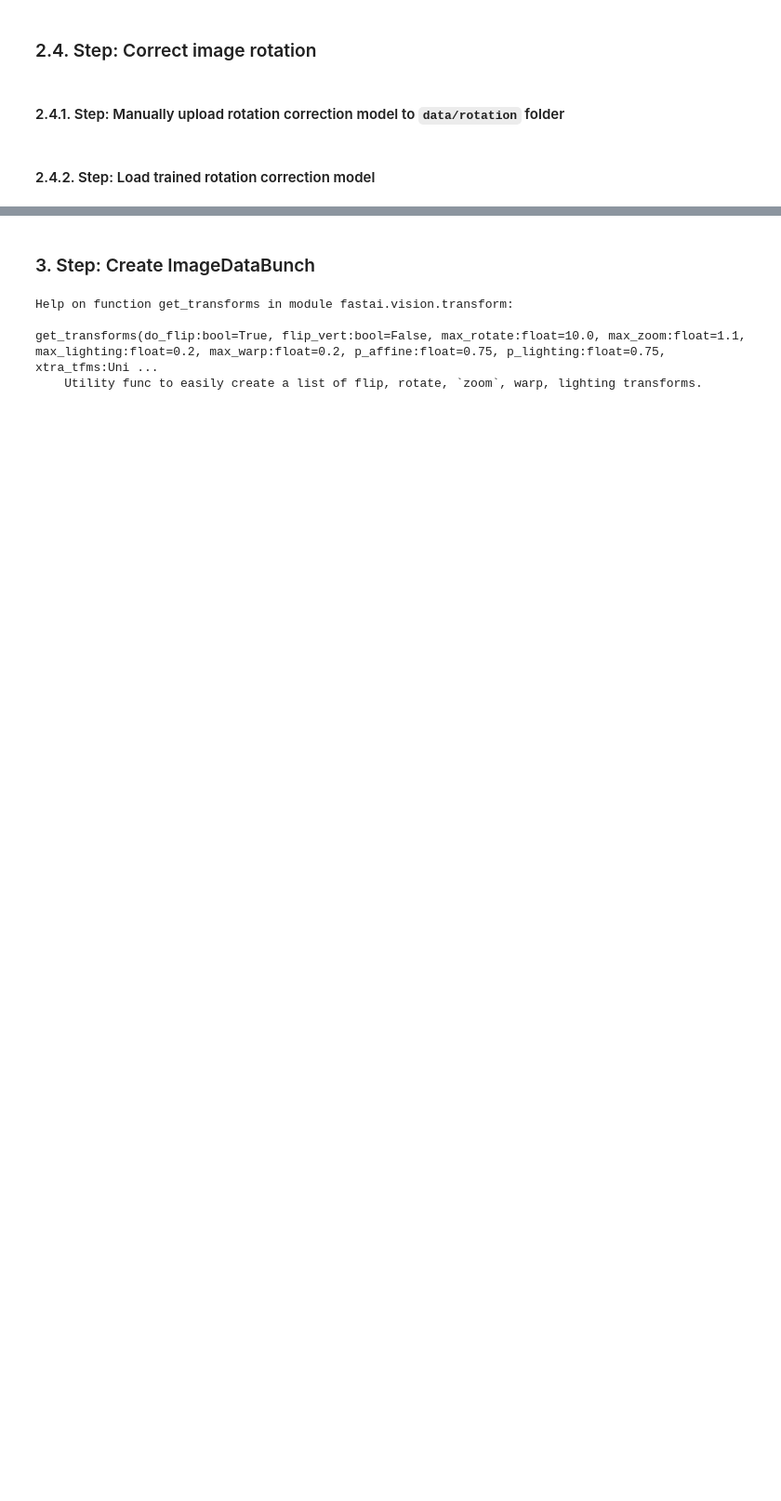
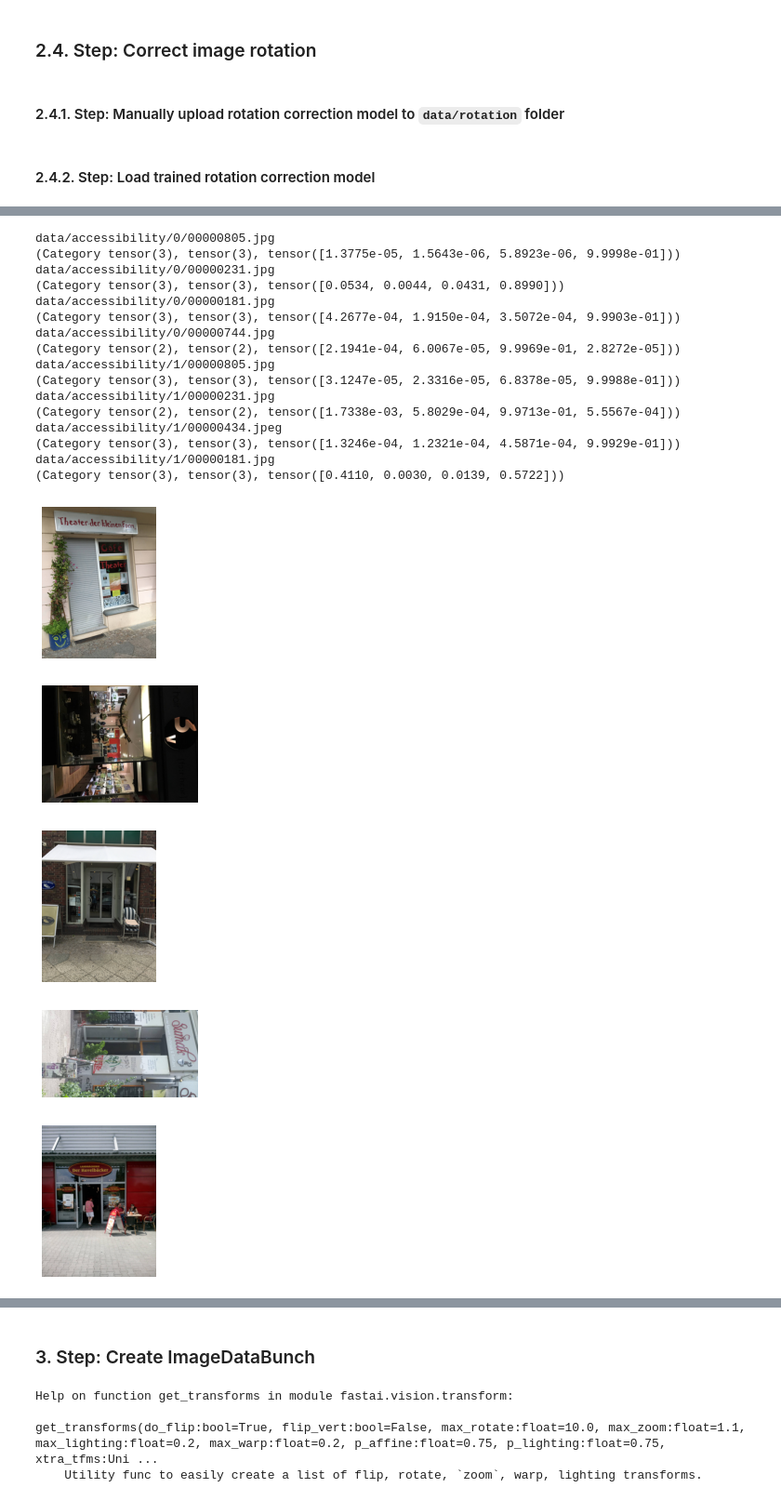
Before and after one commit to fabxy/accessibilityCV, a Jupyter notebook: 06_rotation_correction_resnet34.ipynb, the cells around one changed output, grey strips where cells are left out. Shown at 93% size. Drawn from its saved outputs; the diff is of its cells as text; code cells hidden in the pictures; blank space fills up the shorter version.

Commit message:
trying to make rotation inference work

```diff
--- a/06_rotation_correction_resnet34.ipynb
+++ b/06_rotation_correction_resnet34.ipynb
@@ -84,0 +83,3 @@ rot_model = load_learner(rot_model_path)
+# %%
+model_name = "rotation_model.pkl"
+rot_model = load_learner(rot_model_path, model_name)
@@ -84,0 +88,3 @@ rot_model = load_learner(rot_model_path)
+# %%
+l = labels[0]
+print((path/l).glob('*.jpg'))
@@ -84,0 +113,38 @@ rot_model = load_learner(rot_model_path)
+# %%
+label_dict = {
+    'up': 0,
+    'down': 180,
+    'left': 90,
+    'right': -90,
+}
+
+for l in labels:
+  for img_path in os.listdir(path/l)[:4]:
+    print(path/l/img_path)
+    image = open_image(path/l/img_path)
+    image.show()
+    print(rot_model.predict(image))
+    #image.rotate(degrees=label_dict[l])
+    #image.save(img_path)
+# %% [output]
+data/accessibility/0/00000805.jpg
+(Category tensor(3), tensor(3), tensor([1.3775e-05, 1.5643e-06, 5.8923e-06, 9.9998e-01]))
+data/accessibility/0/00000231.jpg
+(Category tensor(3), tensor(3), tensor([0.0534, 0.0044, 0.0431, 0.8990]))
+data/accessibility/0/00000181.jpg
+(Category tensor(3), tensor(3), tensor([4.2677e-04, 1.9150e-04, 3.5072e-04, 9.9903e-01]))
+data/accessibility/0/00000744.jpg
+(Category tensor(2), tensor(2), tensor([2.1941e-04, 6.0067e-05, 9.9969e-01, 2.8272e-05]))
+data/accessibility/1/00000805.jpg
+(Category tensor(3), tensor(3), tensor([3.1247e-05, 2.3316e-05, 6.8378e-05, 9.9988e-01]))
+data/accessibility/1/00000231.jpg
+(Category tensor(2), tensor(2), tensor([1.7338e-03, 5.8029e-04, 9.9713e-01, 5.5567e-04]))
+data/accessibility/1/00000434.jpeg
+(Category tensor(3), tensor(3), tensor([1.3246e-04, 1.2321e-04, 4.5871e-04, 9.9929e-01]))
+data/accessibility/1/00000181.jpg
+(Category tensor(3), tensor(3), tensor([0.4110, 0.0030, 0.0139, 0.5722]))
+[figure, added]
+[figure, added]
+[figure, added]
+[figure, added]
+[figure, added]
```
Also changed, not shown: parts of 11 cells of this notebook.
